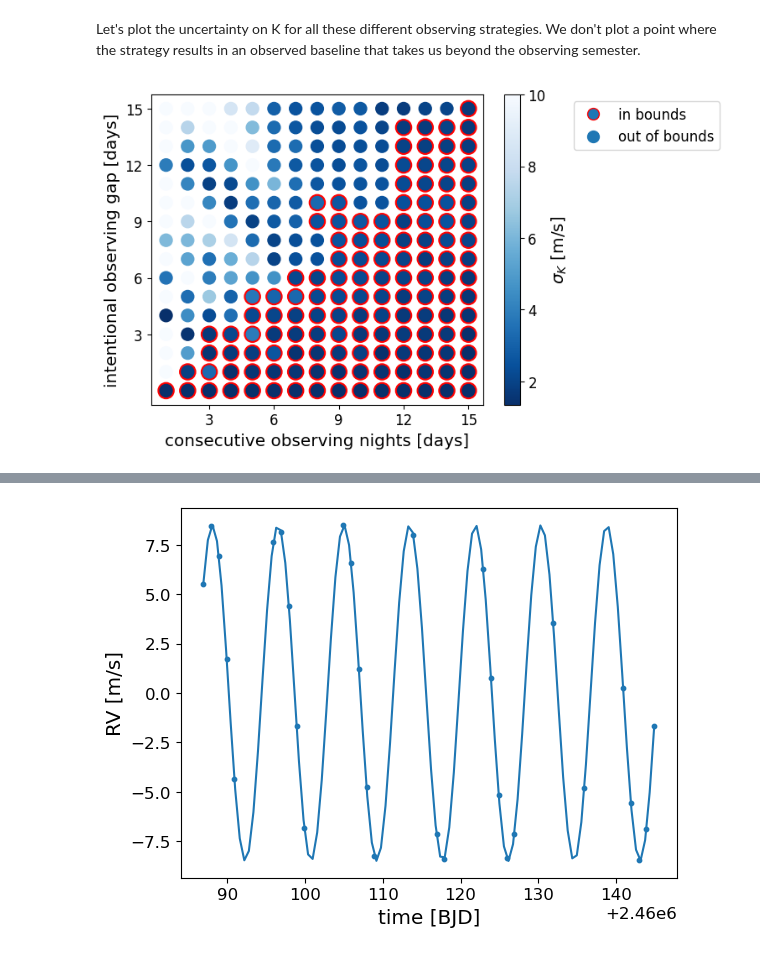
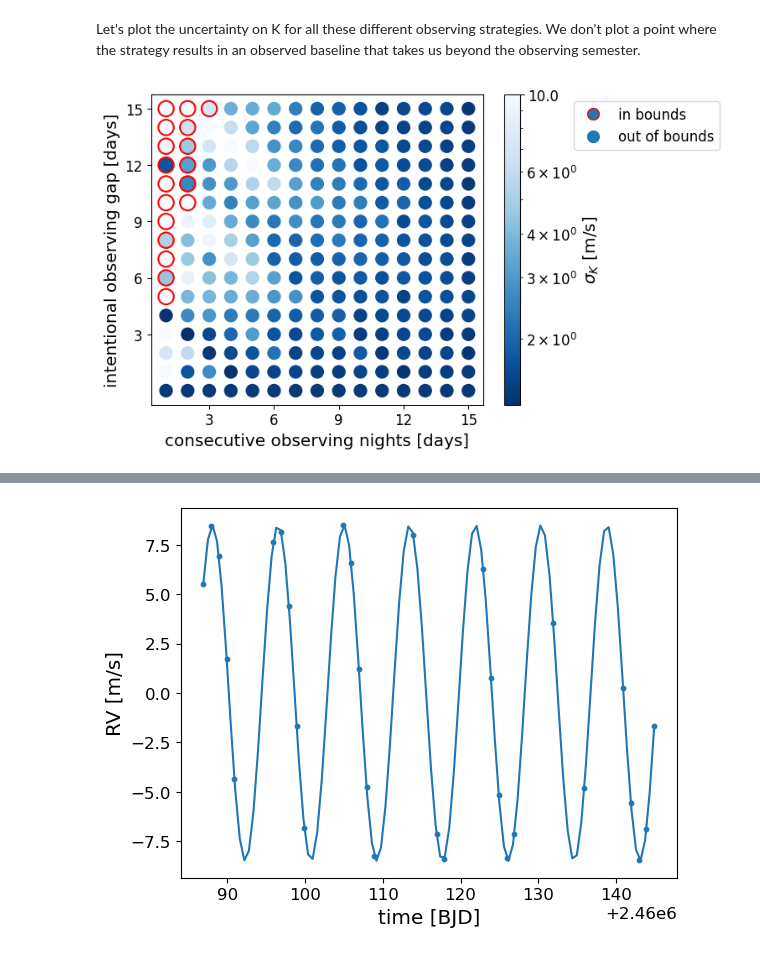
Before and after one commit to exoclam/gaspery, a Jupyter notebook: tutorials/fixed_budget.ipynb, the cells around one changed output, grey strips where cells are left out. Cells and saved outputs as stored; diff of their text form; code cells hidden in the pictures.

```diff
--- a/tutorials/fixed_budget.ipynb
+++ b/tutorials/fixed_budget.ipynb
@@ -73,7 +73,8 @@ Based on airmass.org or astroplan's determination of when in the year AU Mic is
 from astropy.time import Time
 
 # start time and date
-start = '2023-05-22T10:00:00'
+#start = '2023-05-22T10:00:00'
+start = '2023-02-01T10:00:00' # the actual first day of 2023A, for simplicity's sake
 start = Time(start, format='isot', scale='utc').jd
 
 # construct off nights, bracketing a "night" as 8pm to 6am MST, or 3am to 1pm UTC the next day
@@ -165,9 +166,16 @@ print(strat[-1] - strat[0], strat, len(strat))
 Time to cook! We propose different observing strategies based on different combinations of "on" and "off" nights. The "on" parameter is how many consecutive nights we try to observe. The "off" parameter is how many consecutive nights we intentionally choose not to observe. The most common purpose for doing this is to extend the total observing baseline in order to squeeze out more phase coverage for the signal we're trying to observe. If an "on" night falls on a night that has already been pre-scheduled (in the "offs" list), we skip it and continue the pattern of "on"s and "off"s without restarting. We do this until we reach 30 observations.
 # %%
 ### using stellar hyperparameters from Plavchan+ 2020, Table 1: https://arxiv.org/pdf/2006.13248.pdf
-sigma_qp_rv = 145
-Tau = 110 # 110, 30
-eta = 0.37
+#sigma_qp_rv = 145
+#Tau = 110 # 110, 30
+#eta = 0.37
+
+### wait, let's use the parameters from Klein+ 2021, Table 3
+Prot = 4.86 # days
+Tau = 100/np.sqrt(2) # active region lifetime; days
+eta = 0.4/np.sqrt(2) # 0.1, 0.3, 0.58, 0.9 # smoothing parameter
+sigma_qp_rv = 47 # modified Jeffreys prior +11, -8 [m/s]
+sigma_wn_rv = 5 # [m/s]
 
 ### using stellar hyperparameters from Zicher+ 2022, Table 3: https://academic.oup.com/mnras/article/512/2/3060/6547782
 #eta = 0.449
@@ -197,6 +205,8 @@ out_of_bounds = np.zeros(len(on_grid)*len(off_grid)).reshape((len(on_grid),len(o
 
 # make an in-quadrature flag array
 in_quadrature = np.zeros(len(on_grid)*len(off_grid)).reshape((len(on_grid),len(off_grid)))
+
+sigma_ks = np.ones(len(on_grid)*len(off_grid)).reshape((len(on_grid),len(off_grid)))
 
 # explore different combinations of on and off nights and calculate FI and sigma_K for each
 for enum_on, on in enumerate(tqdm(on_grid)):
@@ -243,45 +253,58 @@ for enum_on, on in enumerate(tqdm(on_grid)):
 # %% [markdown]
 Let's plot the uncertainty on K for all these different observing strategies. We don't plot a point where the strategy results in an observed baseline that takes us beyond the observing semester.
 # %%
-out_of_bounds[out_of_bounds==1] = np.nan
-in_quadrature[in_quadrature==0] = np.nan
+out_of_bounds[out_of_bounds==0] = np.nan
+in_quadrature[in_quadrature==1] = np.nan
 # %%
 from matplotlib.lines import Line2D
+import matplotlib.ticker as ticker
 
 y, x = np.meshgrid(off_grid, on_grid)
-#plt_sigma = plt.scatter(x, y, c=sigma_ks, s=115, zorder=20, cmap='Blues_r', norm=matplotlib.colors.LogNorm(vmax=10))
-plt_sigma = plt.scatter(x, y, c=sigma_ks, s=115, zorder=20, vmax=10., cmap='Blues_r') # vmin=5, vmax=35
+plt_sigma = plt.scatter(x, y, c=sigma_ks, s=115, zorder=20, cmap='Blues_r', norm=matplotlib.colors.LogNorm(vmax=10))
+#plt_sigma = plt.scatter(x, y, c=sigma_ks, s=115, zorder=20, vmax=10., cmap='Blues_r') # vmin=5, vmax=35
 #plt.scatter(x, y, c=out_of_bounds, s=150, facecolors='none', edgecolors='r', linewidths=3, zorder=3)
 #plt.scatter(x, y, c=in_quadrature, marker='+', s=150, cmap='autumn', zorder=22)
 plt.scatter(x, y, c=out_of_bounds, s=190, cmap='autumn', zorder=3)
 
-cbar = plt.colorbar(plt_sigma, ticks=[2,4,6,8,10])
+#fmt = '%1.2f'
+def fmt(x, pos):
+    return float(x)
+
+cbar = plt.colorbar(plt_sigma, format=ticker.FuncFormatter(fmt)) # ticks=[2,4,6,8,10]
 cbar.ax.set_ylabel(r'$\sigma_K$ [m/s]')
+#cbar.ax.set_minor_formatter(mticker.ScalarFormatter())
+#cbar.ax.yaxis.set_ticks([2,4,6,8,10])
+#cbar.ax.ticklabel_format(style='plain')    # to prevent scientific notation.
+#cbar.ax.get_yaxis().set_major_formatter(
+#    matplotlib.ticker.FuncFormatter(lambda x, p: format(int(x))))
+
+#cbar.ax.set_yticklabels([2,4,6,8,10])
+
 plt.ylabel("intentional observing gap [days]")
 plt.xlabel("consecutive observing nights [days]")
 plt.xticks(ticks=[3,6,9,12,15])
 plt.yticks(ticks=[3,6,9,12,15])
 
 red_circle = Line2D([0], [0], label='in bounds', marker='o', markersize=10, markeredgecolor='r', linestyle='')
 no_circle = Line2D([0], [0], label='out of bounds', marker='o', markersize=10, linestyle='')
 
 plt.legend(handles=[red_circle, no_circle], loc='upper left', bbox_to_anchor=(1.25, 1.))
 #plt.title(r"AU Mic b: $P_{rot}$ = " + f"{Prot} days; " + "$P_{orb}$ = " + f"{p} days; 30 observations; vmax = 3 m/s")
 #plt.title(r"AU Mic b: 30 observations; vmax = 8.5 m/s")
 
 """
 legend_elements = [Line2D([0], [0], color='b', lw=4, label='Line'),
                    Line2D([0], [0], marker='o', color='w', label='Scatter',
                           markerfacecolor='g', markersize=15),
                    Patch(facecolor='orange', edgecolor='r',
                          label='Color Patch')]
 
 # Create the figure
 fig, ax = plt.subplots()
 plt.legend(handles=legend_elements, loc='center')
 """
 
-plt.savefig(path+'plots/fixed-budget.png', facecolor='white', bbox_inches='tight')
+#plt.savefig(path+'plots/fixed-budget.png', facecolor='white', bbox_inches='tight')
 plt.show()
 # %% [output]
-[figure, old version]
+[figure, new version]
```
Also changed, not shown: parts of 4 cells of this notebook, 1 other file.
